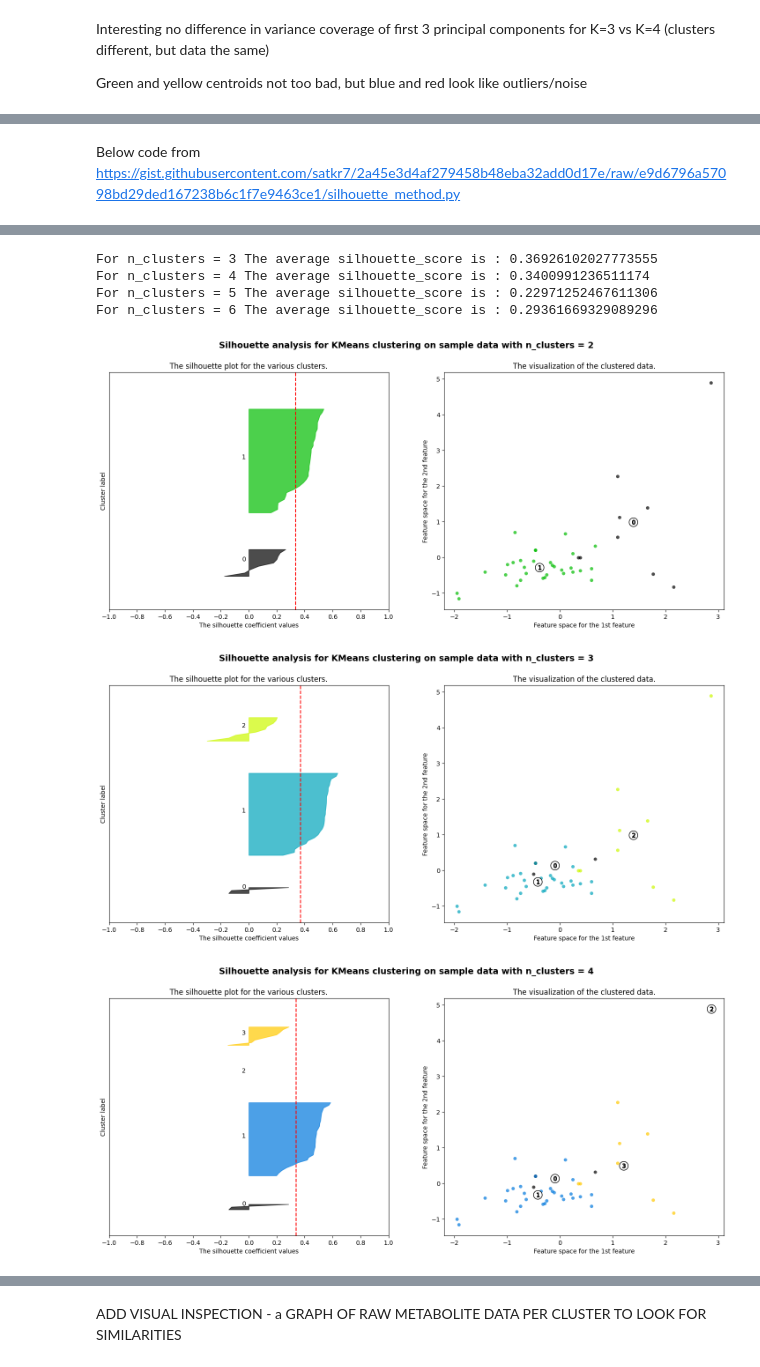
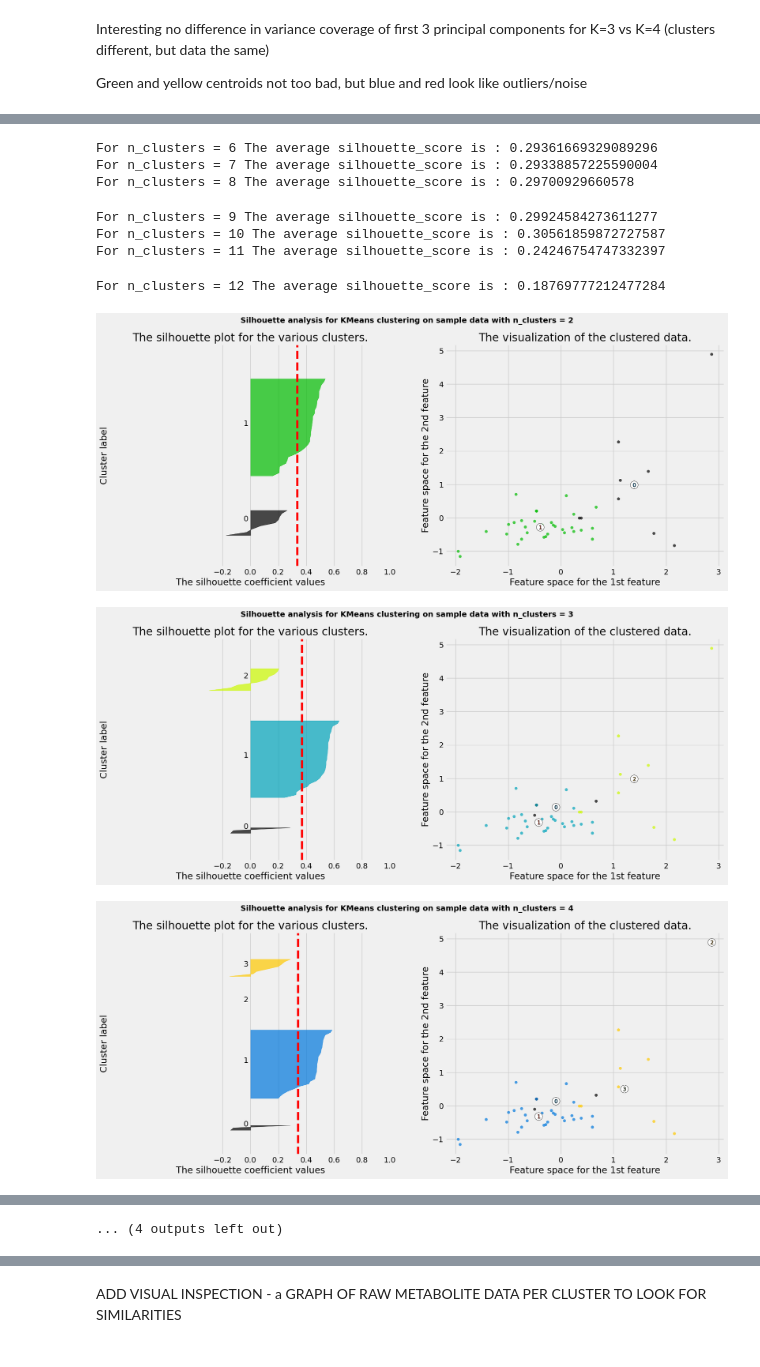
Before and after one commit to jp-cranfield/bioSOM, a Jupyter notebook: InitialDataAnalysis.ipynb, the cells around one changed output, grey strips where cells are left out. Saved outputs shown, nothing was run; the diff lists cells and outputs as text; code cells hidden in the pictures.

```diff
--- a/InitialDataAnalysis.ipynb
+++ b/InitialDataAnalysis.ipynb
@@ -368,5 +358,3 @@ print(type(arr_data_pd_scaled))
-# %% [markdown]
-Below code from https://gist.githubusercontent.com/satkr7/2a45e3d4af279458b48eba32add0d17e/raw/e9d6796a57098bd29ded167238b6c1f7e9463ce1/silhouette_method.py
 # %%
 from sklearn.datasets import make_blobs
 from sklearn.cluster import KMeans
@@ -377,7 +365,7 @@ import matplotlib.cm as cm
 import numpy as np
 import matplotlib.style as style
 
-range_n_clusters = [2, 3, 4, 5, 6]
+range_n_clusters = [2, 3, 4, 5, 6, 7, 8, 9, 10, 11, 12]
 silhouette_avg_n_clusters = []
 
 scaler = StandardScaler()
@@ -385,7 +373,7 @@ sil_data = arr_data_pd.to_numpy()
 sil_data_scaled = scaler.fit_transform(sil_data)
 
 
-print(sil_data)
+#print(sil_data_scaled)
 
 for n_clusters in range_n_clusters:
     # Create a subplot with 1 row and 2 columns
@@ -445,7 +433,7 @@ for n_clusters in range_n_clusters:
     ax1.axvline(x=silhouette_avg, color="red", linestyle="--")
 
     ax1.set_yticks([])  # Clear the yaxis labels / ticks
-    ax1.set_xticks([-1.0, -0.8, -0.6, -0.4, -0.2, 0, 0.2, 0.4, 0.6, 0.8, 1])
+    ax1.set_xticks([-0.2, 0, 0.2, 0.4, 0.6, 0.8, 1])
 
     # 2nd Plot showing the actual clusters formed
     colors = cm.nipy_spectral(cluster_labels.astype(float) / n_clusters)
@@ -495,7 +470,10 @@ For n_clusters = 2 The average silhouette_score is : 0.3362822532295169
-For n_clusters = 3 The average silhouette_score is : 0.36926102027773555
-For n_clusters = 4 The average silhouette_score is : 0.3400991236511174
-For n_clusters = 5 The average silhouette_score is : 0.22971252467611306
 For n_clusters = 6 The average silhouette_score is : 0.29361669329089296
+For n_clusters = 7 The average silhouette_score is : 0.29338857225590004
+For n_clusters = 8 The average silhouette_score is : 0.29700929660578
+For n_clusters = 9 The average silhouette_score is : 0.29924584273611277
+For n_clusters = 10 The average silhouette_score is : 0.30561859872727587
+For n_clusters = 11 The average silhouette_score is : 0.24246754747332397
+For n_clusters = 12 The average silhouette_score is : 0.18769777212477284
-[figure, old version]
+[figure, new version]
-[figure, old version]
+[figure, new version]
-[figure, old version]
+[figure, new version]
@@ -504,0 +485 @@ For n_clusters = 6 The average silhouette_score is : 0.29361669329089296
+... (4 outputs left out)
```
Also changed, not shown: parts of 9 cells of this notebook.
